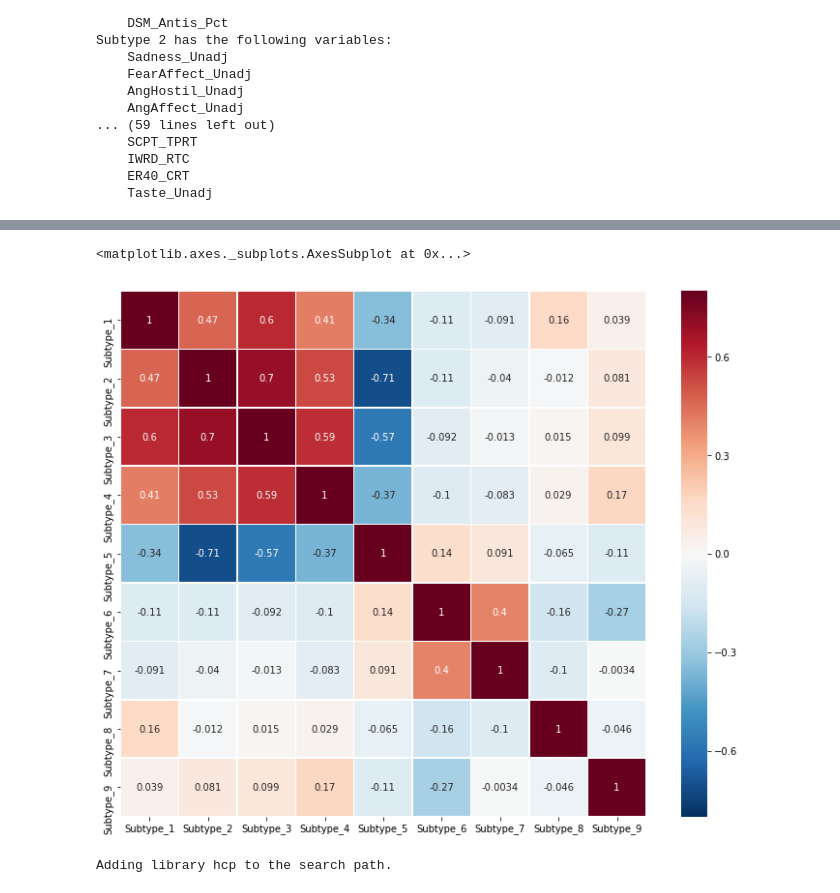
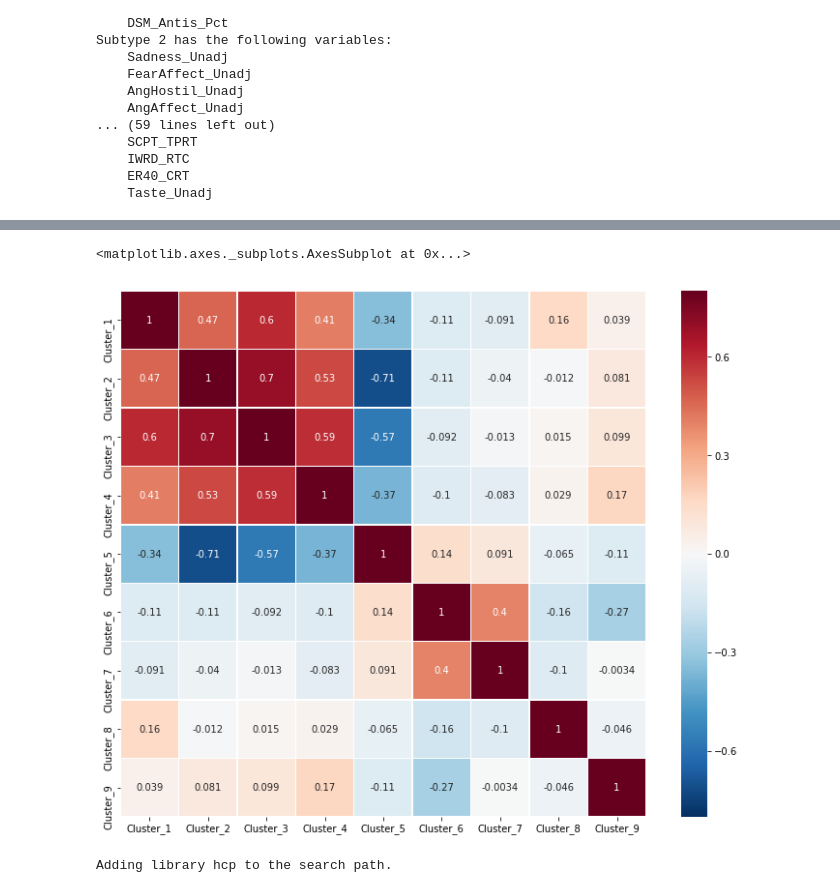
Before and after one commit to SIMEXP/hcp, a Jupyter notebook: hcp_clustering_bootstraping_pheno.ipynb, the cells around one changed output, grey strips where cells are left out. Drawn from its saved outputs; the diff is of its cells as text; code cells hidden in the pictures.

```diff
--- a/hcp_clustering_bootstraping_pheno.ipynb
+++ b/hcp_clustering_bootstraping_pheno.ipynb
@@ -311,10 +314,10 @@ Subtype 2 has the following variables:
 # Make a new pheno table with the average scores of these subtypes
 data = np.array([np.mean(pheno_norm_df[[use_columns[x] for x in np.where(part==sid)[0]]],1) for sid in np.unique(part)])
 ind = pheno_norm_df.index
-col_names = ['Subtype_{}'.format(x) for x in np.unique(part)]
-sbt_pheno = pd.DataFrame(data=data.T, columns=col_names, index=ind)
+col_names = ['Cluster_{}'.format(x) for x in np.unique(part)]
+sbt_pheno_clustered = pd.DataFrame(data=data.T, columns=col_names, index=ind)
 # Merge this with the original dataframe so I can get all that other stuff I didn't use
-merged_pheno = pd.merge(pheno, sbt_pheno, how='right', left_index=True, right_index=True)
+merged_pheno = pd.merge(pheno[['Subject']], sbt_pheno_clustered, how='right', left_index=True, right_index=True)
 # %%
 # Look at it (new stuff on the right)
 merged_pheno.head()
@@ -331,10 +333,10 @@ merged_pheno.head()
 merged_pheno.to_csv(os.path.join(path_root,'subtypes_scores/26-10-2016/pheno/clustered_hcp_all_pheno_clean.csv'), index=False)
 # %%
 f, ax = plt.subplots(figsize=(n_sbt+4, n_sbt+1))
-sns.heatmap(merged_pheno.get(["Subtype_{}".format(x) for x in np.arange(1,n_sbt+1)]).corr(),linewidths=.5,annot=True,ax=ax,vmax=.8,square=True)
+sns.heatmap(merged_pheno.get(["Cluster_{}".format(x) for x in np.arange(1,n_sbt+1)]).corr(),linewidths=.5,annot=True,ax=ax,vmax=.8,square=True)
 # %% [output]
 <matplotlib.axes._subplots.AxesSubplot at 0x...>
-[figure, old version]
+[figure, new version]
 # %%
 # Add niak hcp and psomm to oactve path
 %octave addpath(genpath('~/git/Misc'));
```
Also changed, not shown: parts of 9 cells of this notebook, 9 other files.
